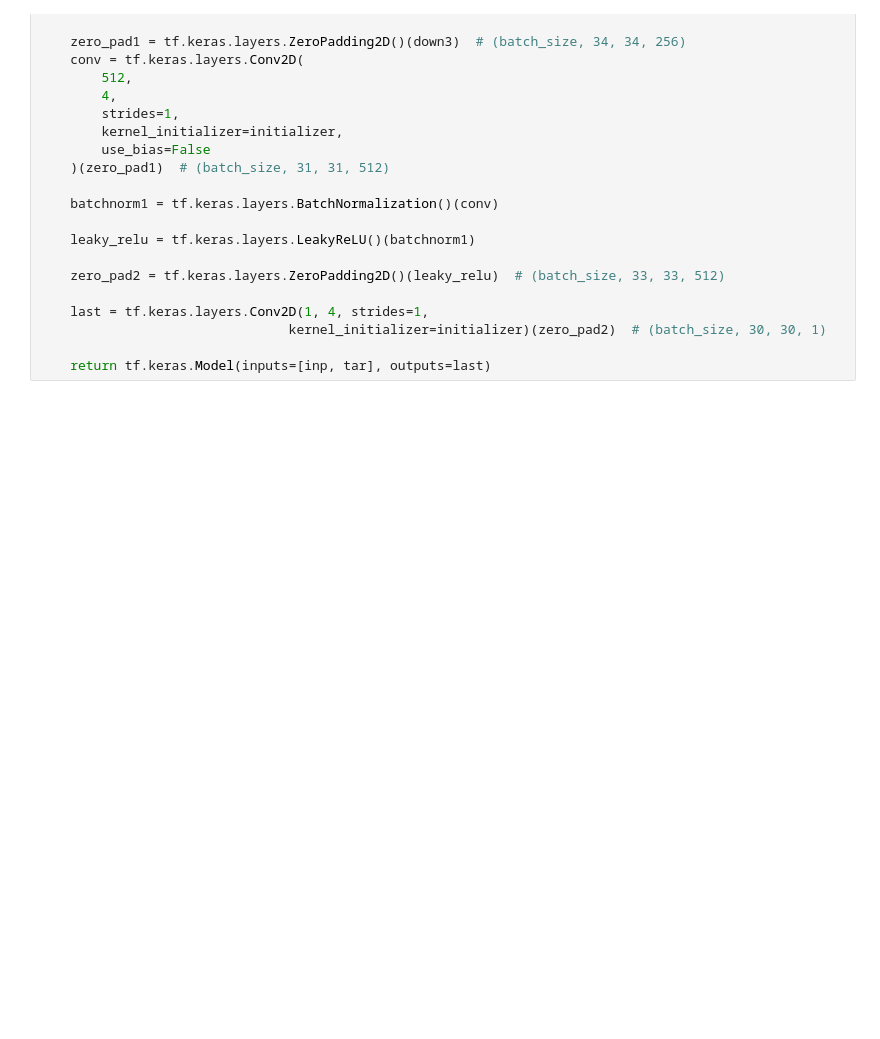
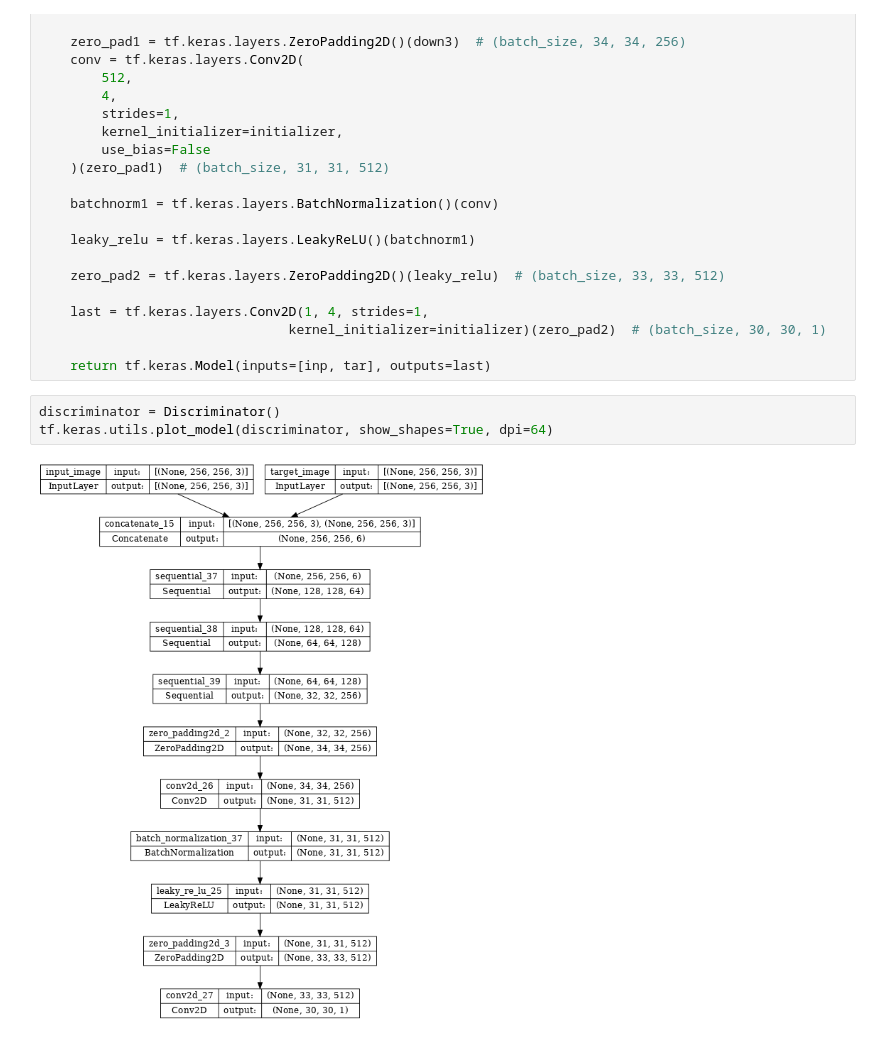
Before and after one commit to WGorag/RCP211_synthese_images_satellites, a Jupyter notebook: pix2pix.ipynb, the cells around one changed output. Drawn from its saved outputs; the diff is of its cells as text; blank space fills up the shorter version.

Commit message:
Discriminator from tensorflow tuto + first generated image

```diff
--- a/pix2pix.ipynb
+++ b/pix2pix.ipynb
@@ -430,3 +406,8 @@ def Discriminator():
                                 kernel_initializer=initializer)(zero_pad2)  # (batch_size, 30, 30, 1)
 
     return tf.keras.Model(inputs=[inp, tar], outputs=last)
+# %%
+discriminator = Discriminator()
+tf.keras.utils.plot_model(discriminator, show_shapes=True, dpi=64)
+# %% [output]
+[figure, added]
```
Also changed, not shown: parts of 14 cells of this notebook, 1 other file.
